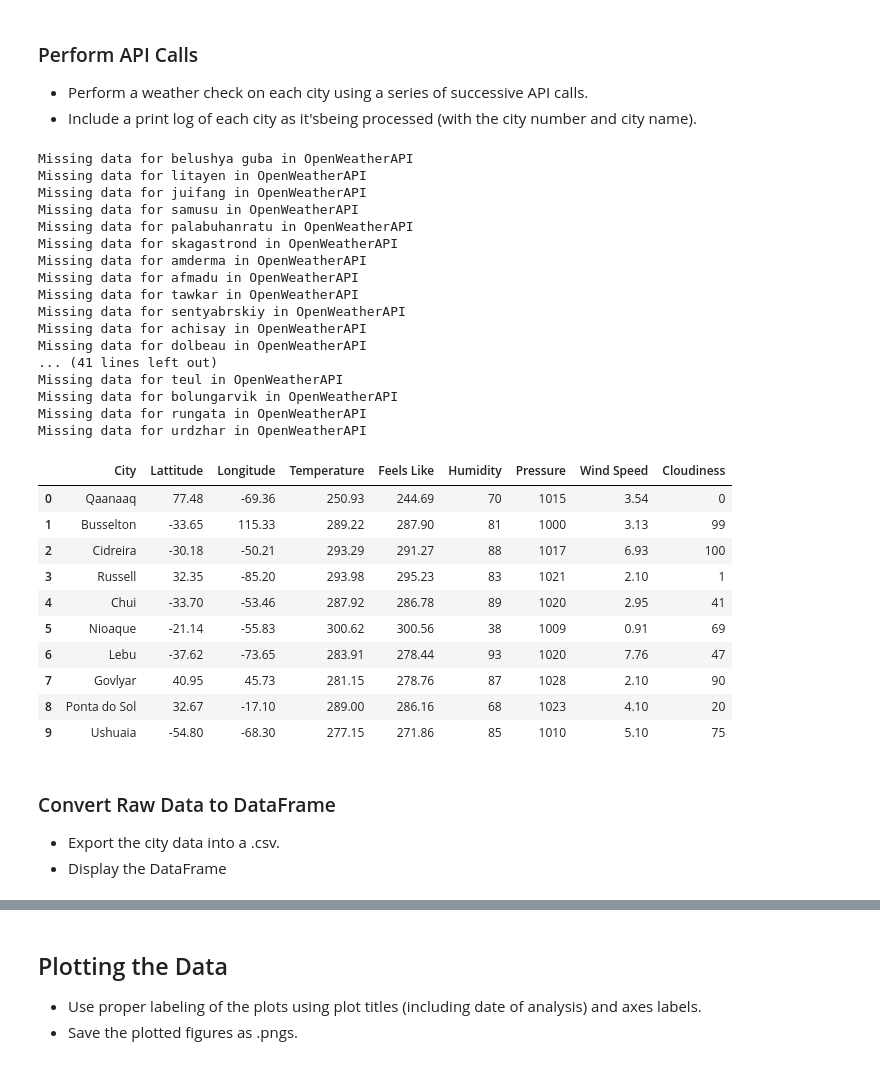
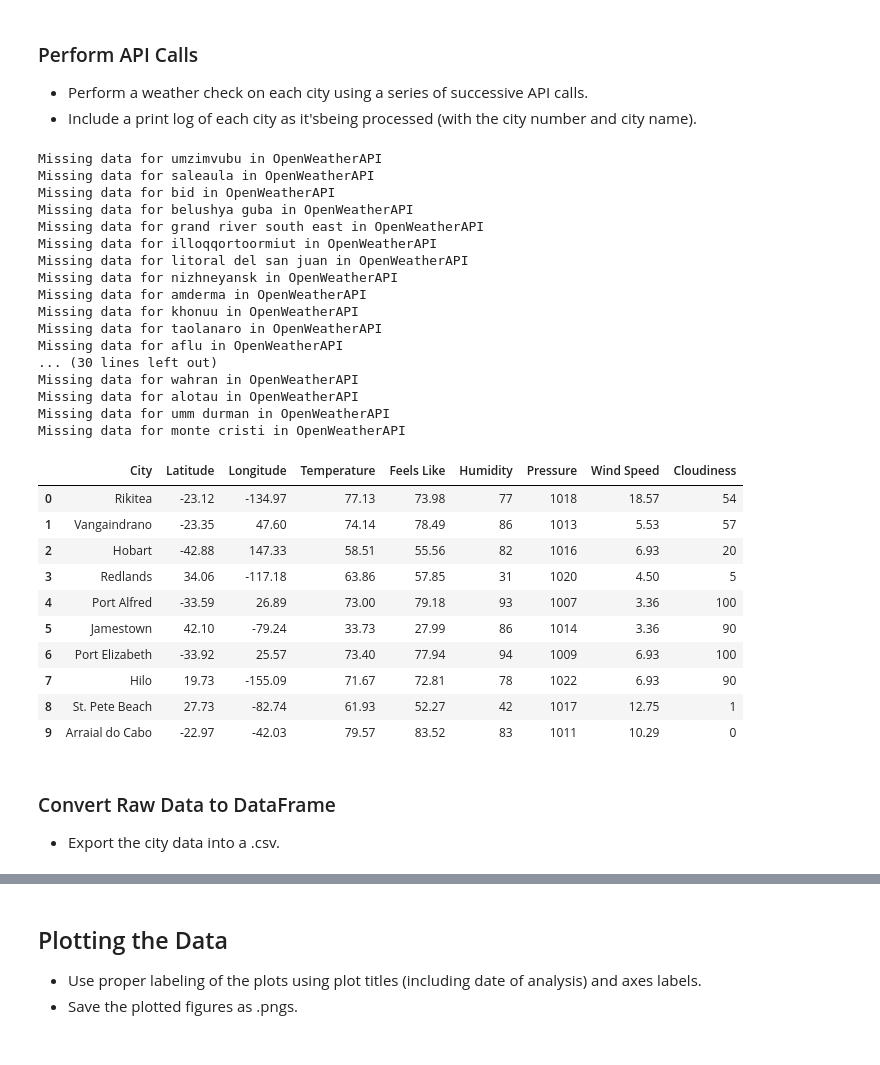
Before and after one commit to RyanPerm/SMU_Homework, a Jupyter notebook: 06-Python_APIs_Challenge/My_HW_Code/WeatherPy.ipynb, the cells around one changed output, grey strips where cells are left out. Saved outputs shown, nothing was run; the diff lists cells and outputs as text; code cells hidden in the pictures.

```diff
--- a/06-Python_APIs_Challenge/My_HW_Code/WeatherPy.ipynb
+++ b/06-Python_APIs_Challenge/My_HW_Code/WeatherPy.ipynb
@@ -71,8 +71,8 @@ cities_found = []
 for x in range(len(cities)):
     city = cities[x]
 
-    units = "imperial"
-    url = f"http://api.openweathermap.org/data/2.5/weather?q={city}&{units}&appid={weather_api_key}"
+    units = "Imperial"
+    url = "http://api.openweathermap.org/data/2.5/weather?units=Imperial&APPID=" + weather_api_key + "&q=" + city
 
     response = requests.get(url)
 
@@ -103,60 +103,60 @@ for x in range(len(cities)):
             cities_found.append(city_found)
 
         except Exception as e:
             print(f"The exception for city {city} is: {e}")
 
     elif response.status_code == 404:
         print(f"Missing data for {city} in OpenWeatherAPI")
     else:
         print(response.status_code)
         print("Error")
 
 
     time.sleep(1.2)
 
 # make the dataframe
 df = pd.DataFrame()
 df["City"] = cities_found
 df["Latitude"] = lats
 df["Longitude"] = longs
 df["Temperature"] = temps
 df["Feels Like"] = feels_like
 df["Humidity"] = humidities
 df["Pressure"] = pressures
 df["Wind Speed"] = speeds
 df["Cloudiness"] = cloudiness
 
+# Display the DataFrame
 df.head(10)
 # %% [output]
+Missing data for umzimvubu in OpenWeatherAPI
+Missing data for saleaula in OpenWeatherAPI
+Missing data for bid in OpenWeatherAPI
 Missing data for belushya guba in OpenWeatherAPI
-Missing data for litayen in OpenWeatherAPI
-Missing data for juifang in OpenWeatherAPI
-Missing data for samusu in OpenWeatherAPI
-Missing data for palabuhanratu in OpenWeatherAPI
-Missing data for skagastrond in OpenWeatherAPI
+Missing data for grand river south east in OpenWeatherAPI
+Missing data for illoqqortoormiut in OpenWeatherAPI
+Missing data for litoral del san juan in OpenWeatherAPI
+Missing data for nizhneyansk in OpenWeatherAPI
 Missing data for amderma in OpenWeatherAPI
-Missing data for afmadu in OpenWeatherAPI
-Missing data for tawkar in OpenWeatherAPI
-Missing data for sentyabrskiy in OpenWeatherAPI
-Missing data for achisay in OpenWeatherAPI
-Missing data for dolbeau in OpenWeatherAPI
-... (41 lines left out)
-Missing data for teul in OpenWeatherAPI
-Missing data for bolungarvik in OpenWeatherAPI
-Missing data for rungata in OpenWeatherAPI
-Missing data for urdzhar in OpenWeatherAPI
+Missing data for khonuu in OpenWeatherAPI
+Missing data for taolanaro in OpenWeatherAPI
+Missing data for aflu in OpenWeatherAPI
+... (30 lines left out)
+Missing data for wahran in OpenWeatherAPI
+Missing data for alotau in OpenWeatherAPI
+Missing data for umm durman in OpenWeatherAPI
+Missing data for monte cristi in OpenWeatherAPI
-|  | City | Lattitude | Longitude | Temperature | Feels Like | Humidity | Pressure | Wind Speed | Cloudiness |
-| 0 | Qaanaaq | 77.48 | -69.36 | 250.93 | 244.69 | 70 | 1015 | 3.54 | 0 |
-| 1 | Busselton | -33.65 | 115.33 | 289.22 | 287.90 | 81 | 1000 | 3.13 | 99 |
-| 2 | Cidreira | -30.18 | -50.21 | 293.29 | 291.27 | 88 | 1017 | 6.93 | 100 |
-| 3 | Russell | 32.35 | -85.20 | 293.98 | 295.23 | 83 | 1021 | 2.10 | 1 |
-| 4 | Chui | -33.70 | -53.46 | 287.92 | 286.78 | 89 | 1020 | 2.95 | 41 |
-| 5 | Nioaque | -21.14 | -55.83 | 300.62 | 300.56 | 38 | 1009 | 0.91 | 69 |
-| 6 | Lebu | -37.62 | -73.65 | 283.91 | 278.44 | 93 | 1020 | 7.76 | 47 |
-| 7 | Govlyar | 40.95 | 45.73 | 281.15 | 278.76 | 87 | 1028 | 2.10 | 90 |
-| 8 | Ponta do Sol | 32.67 | -17.10 | 289.00 | 286.16 | 68 | 1023 | 4.10 | 20 |
-| 9 | Ushuaia | -54.80 | -68.30 | 277.15 | 271.86 | 85 | 1010 | 5.10 | 75 |
+|  | City | Latitude | Longitude | Temperature | Feels Like | Humidity | Pressure | Wind Speed | Cloudiness |
+| 0 | Rikitea | -23.12 | -134.97 | 77.13 | 73.98 | 77 | 1018 | 18.57 | 54 |
+| 1 | Vangaindrano | -23.35 | 47.60 | 74.14 | 78.49 | 86 | 1013 | 5.53 | 57 |
+| 2 | Hobart | -42.88 | 147.33 | 58.51 | 55.56 | 82 | 1016 | 6.93 | 20 |
+| 3 | Redlands | 34.06 | -117.18 | 63.86 | 57.85 | 31 | 1020 | 4.50 | 5 |
+| 4 | Port Alfred | -33.59 | 26.89 | 73.00 | 79.18 | 93 | 1007 | 3.36 | 100 |
+| 5 | Jamestown | 42.10 | -79.24 | 33.73 | 27.99 | 86 | 1014 | 3.36 | 90 |
+| 6 | Port Elizabeth | -33.92 | 25.57 | 73.40 | 77.94 | 94 | 1009 | 6.93 | 100 |
+| 7 | Hilo | 19.73 | -155.09 | 71.67 | 72.81 | 78 | 1022 | 6.93 | 90 |
+| 8 | St. Pete Beach | 27.73 | -82.74 | 61.93 | 52.27 | 42 | 1017 | 12.75 | 1 |
+| 9 | Arraial do Cabo | -22.97 | -42.03 | 79.57 | 83.52 | 83 | 1011 | 10.29 | 0 |
 # %% [markdown]
 ### Convert Raw Data to DataFrame
 * Export the city data into a .csv.
-* Display the DataFrame
```
Also changed, not shown: parts of 30 cells of this notebook, 5 other files.
